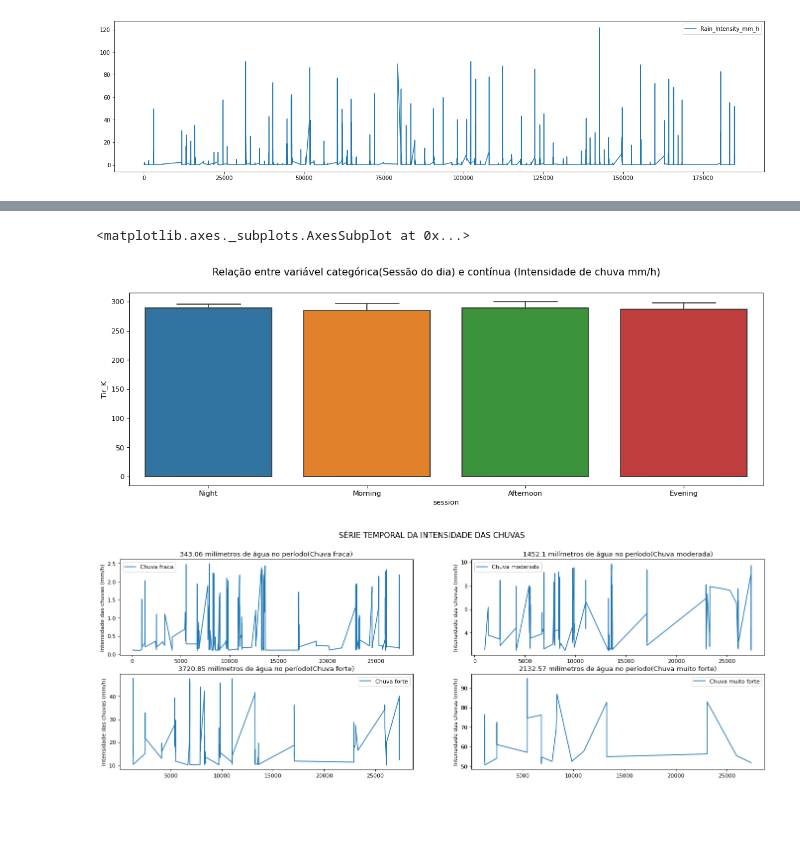
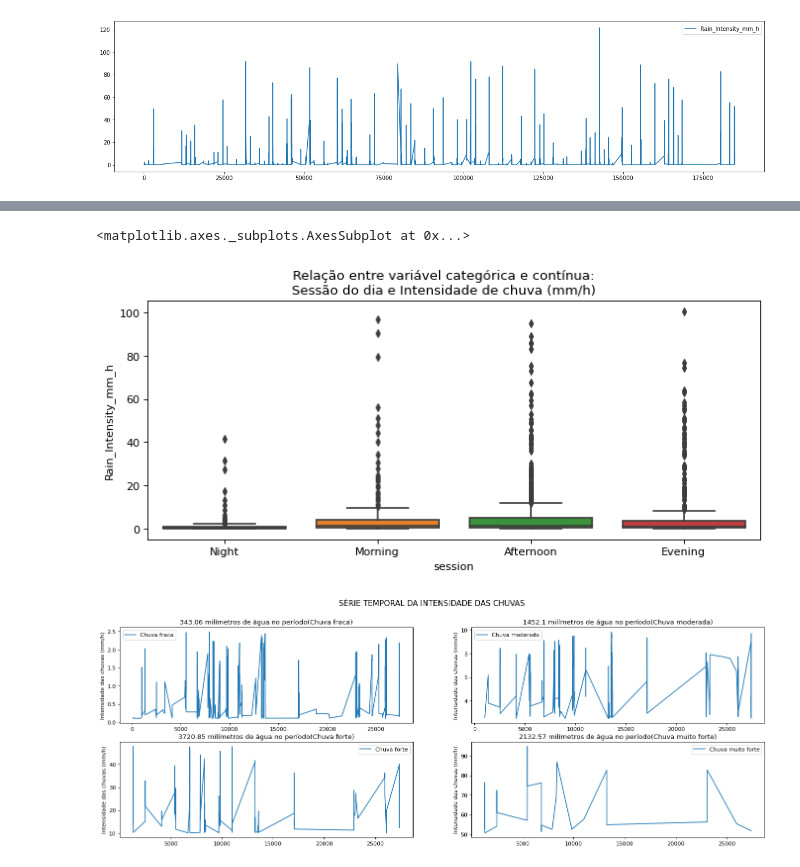
Before and after one commit to lourencocavalcante/Introduction-to-Data-Science, a Jupyter notebook: CAP394_2022_ProjetoFinal_EDA.ipynb, the cells around one changed output, grey strips where cells are left out. Saved outputs shown, nothing was run; the diff lists cells and outputs as text; code cells hidden in the pictures; blank space fills up the shorter version.

```diff
--- a/CAP394_2022_ProjetoFinal_EDA.ipynb
+++ b/CAP394_2022_ProjetoFinal_EDA.ipynb
@@ -471,11 +482,14 @@ sns.countplot(x="Class_Rain", hue = "session", data = df_RD80_JOSS_temp)
 # %%
 # Relação entre variável categórica e contínua
-figure(figsize=(16,5),dpi=80)
-plt.suptitle('Relação entre variável categórica(Sessão do dia) e contínua (Intensidade de chuva mm/h)', size=14)
-sns.boxplot(x="session", y="Tir_K", data = df_RD80_JOSS_temp)  # Product distribution of gym goers with respect to gender
+
+df_RD80_JOSS_temp= df_MP3000A_RD80_final.query("(Rain_Intensity_mm_h > 0 and DataQuality > 0)")
+
+figure(figsize=(10,4),dpi=80)
+plt.suptitle('Relação entre variável categórica e contínua:\nSessão do dia e Intensidade de chuva (mm/h)', fontdict={'fontsize':16})
+sns.boxplot(x="session", y="Rain_Intensity_mm_h", data = df_RD80_JOSS_temp)
 # %% [output]
 <matplotlib.axes._subplots.AxesSubplot at 0x...>
-[figure, old version]
+[figure, new version]
 # %%
 labels=['Chuva fraca','Chuva moderada','Chuva forte','Chuva muito forte']
 
```
Also changed, not shown: parts of 2 cells of this notebook.
